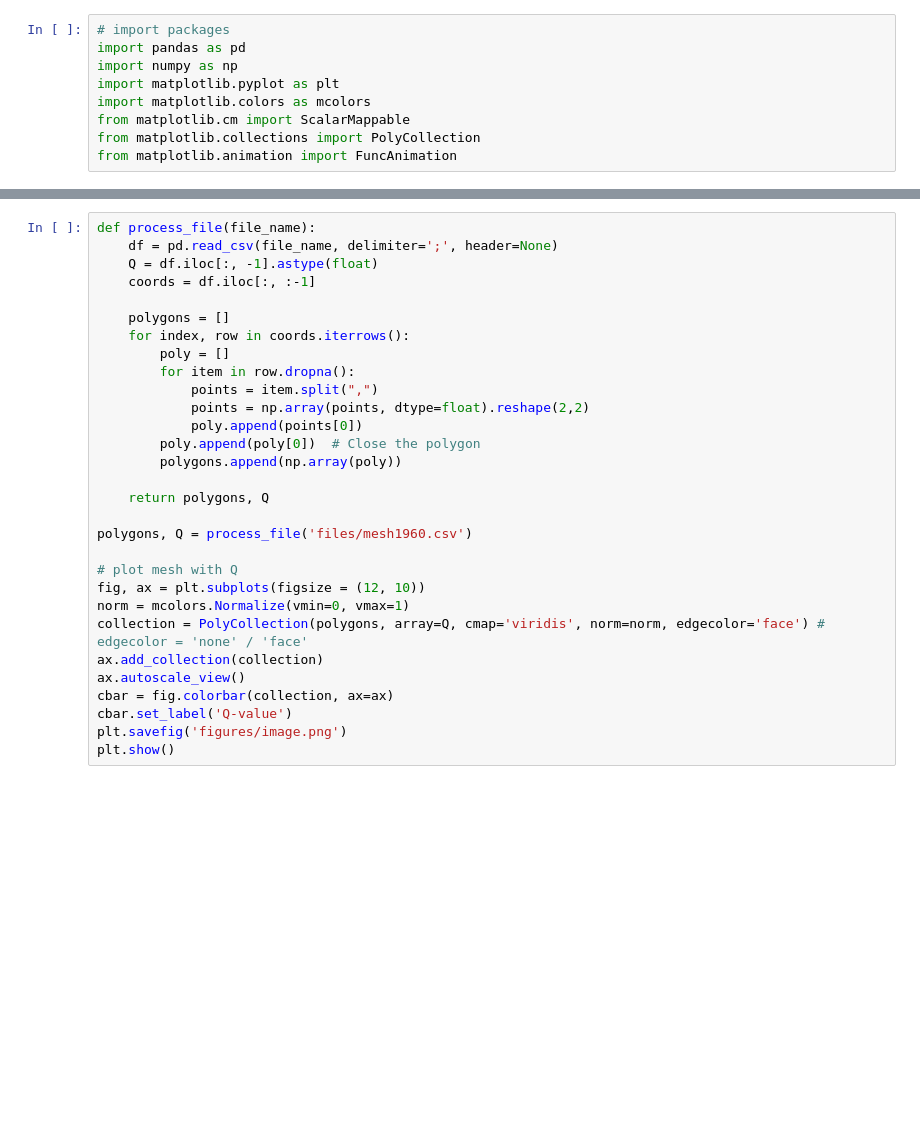
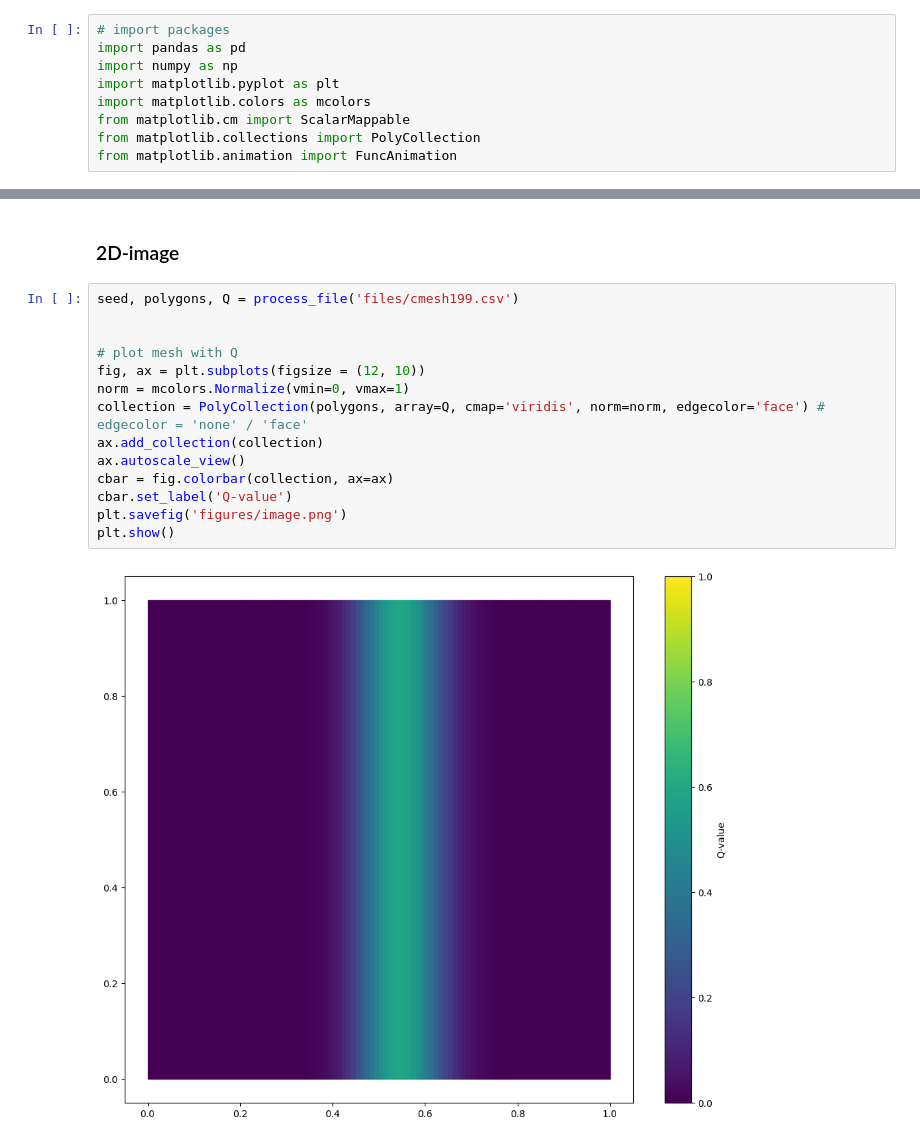
Before and after one commit to lucas56098/hydro_bsc_project, a Jupyter notebook: visualization.ipynb, the cells around one changed output, grey strips where cells are left out. Saved outputs shown, nothing was run; the diff lists cells and outputs as text; blank space fills up the shorter version.

```diff
--- a/visualization.ipynb
+++ b/visualization.ipynb
@@ -10,30 +53,18 @@ from matplotlib.animation import FuncAnimation
+# %% [markdown]
+### 2D-image
 # %%
-def process_file(file_name):
-    df = pd.read_csv(file_name, delimiter=';', header=None)
-    Q = df.iloc[:, -1].astype(float)
-    coords = df.iloc[:, :-1]
+seed, polygons, Q = process_file('files/cmesh199.csv')
 
-    polygons = []
-    for index, row in coords.iterrows():
-        poly = []
-        for item in row.dropna():
-            points = item.split(",")
-            points = np.array(points, dtype=float).reshape(2,2)
-            poly.append(points[0])
-        poly.append(poly[0])  # Close the polygon
-        polygons.append(np.array(poly))
-
-    return polygons, Q
-
-polygons, Q = process_file('files/mesh1960.csv')
 
 # plot mesh with Q
 fig, ax = plt.subplots(figsize = (12, 10))
 norm = mcolors.Normalize(vmin=0, vmax=1)
 collection = PolyCollection(polygons, array=Q, cmap='viridis', norm=norm, edgecolor='face') # edgecolor = 'none' / 'face'
 ax.add_collection(collection)
 ax.autoscale_view()
 cbar = fig.colorbar(collection, ax=ax)
 cbar.set_label('Q-value')
 plt.savefig('figures/image.png')
 plt.show()
+# %% [output]
+[figure, added]
```
Also changed, not shown: parts of 7 cells of this notebook, 27 other files.
